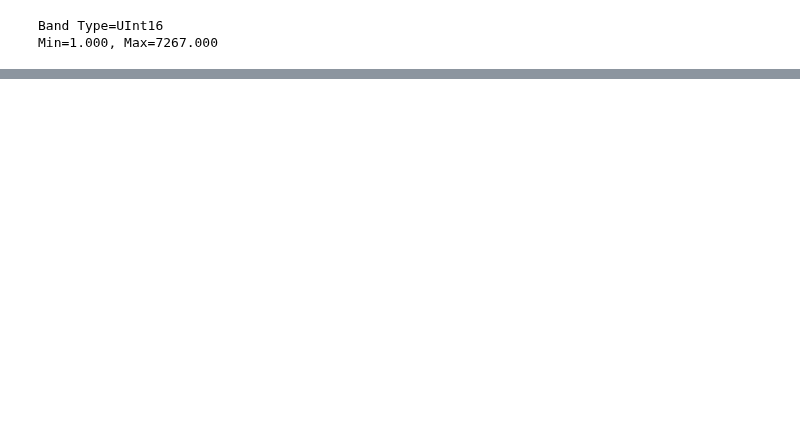
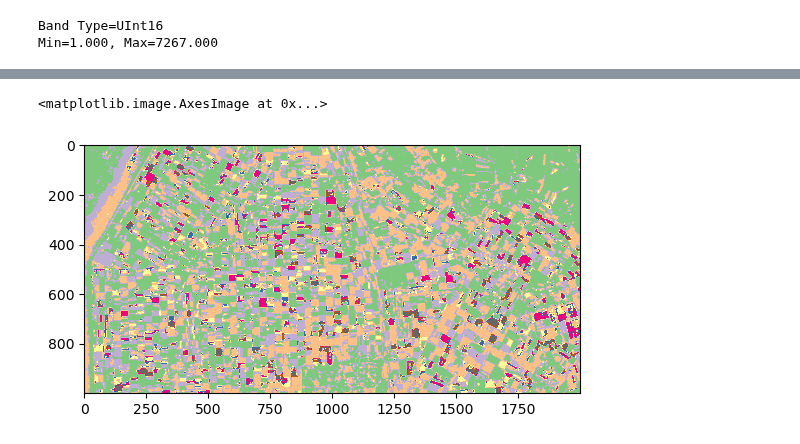
Before and after one commit to FAIRiCUBE/uc2-agriculture-biodiversity-nexus, a Jupyter notebook: first-poc/notebooks/0.5-rkn-pytorch_segnet_example_model_inference.ipynb, the cells around one changed output, grey strips where cells are left out. Cells and saved outputs as stored; diff of their text form; code cells hidden in the pictures; blank space fills up the shorter version.

```diff
--- a/first-poc/notebooks/0.5-rkn-pytorch_segnet_example_model_inference.ipynb
+++ b/first-poc/notebooks/0.5-rkn-pytorch_segnet_example_model_inference.ipynb
@@ -14,0 +25,4 @@ from osgeo import gdal
+# %%
+# load the torchscript model
+model = torch.jit.load(model_file)
+print(model)
@@ -15,6 +74,6 @@ from osgeo import gdal
 # %%
-# try to open the input file
-dataset = gdal.Open("../data/raw/sentinel2_2018_flevopolder_10m_7x4bands.tif")
+# try to open the input file with gdal
+dataset = gdal.Open(input_file)
 if not dataset:
     print("could not read the file")
 # %%
@@ -32,7 +91,3 @@ Size is 5490 x 2170 x 28
 Projection is PROJCS["WGS 84 / UTM zone 31N",GEOGCS["WGS 84",DATUM["WGS_1984",SPHEROID["WGS 84",6378137,298.257223563,AUTHORITY["EPSG","7030"]],AUTHORITY["EPSG","6326"]],PRIMEM["Greenwich",0,AUTHORITY ...
 Origin = (674900.0, 5853960.0)
 Pixel Size = (10.0, -10.0)
-# %%
-# load the torchscript model
-model = torch.jit.load("../models/rvo_crops_segnet_224x224x28_77classes_100epochs_model_full_traced.pt")
-print(model)
@@ -76,10 +113,10 @@ Min=1.000, Max=7267.000
 # %%
 # read multiple bands from the dataset into a numpy array
 arr = dataset.ReadAsArray(
-    xoff=500,
-    yoff=500,
-    xsize=256,
-    ysize=256,
+    xoff=0,
+    yoff=0,
+    xsize=2000,
+    ysize=1000,
     buf_obj=None,
     buf_xsize=None,
     buf_ysize=None,
@@ -150,0 +188,8 @@ torch.Size([256, 256])
+# %%
+# display as image (set the legend for the crop classes)
+# note that the model is not very good at creating nice parcel boundaries ...
+# and it would be better to use a custom colour map for the 76 crop classes
+plt.imshow(pred, cmap="Accent")
+# %% [output]
+<matplotlib.image.AxesImage at 0x...>
+[figure, added]
```
Also changed, not shown: parts of 14 cells of this notebook.
